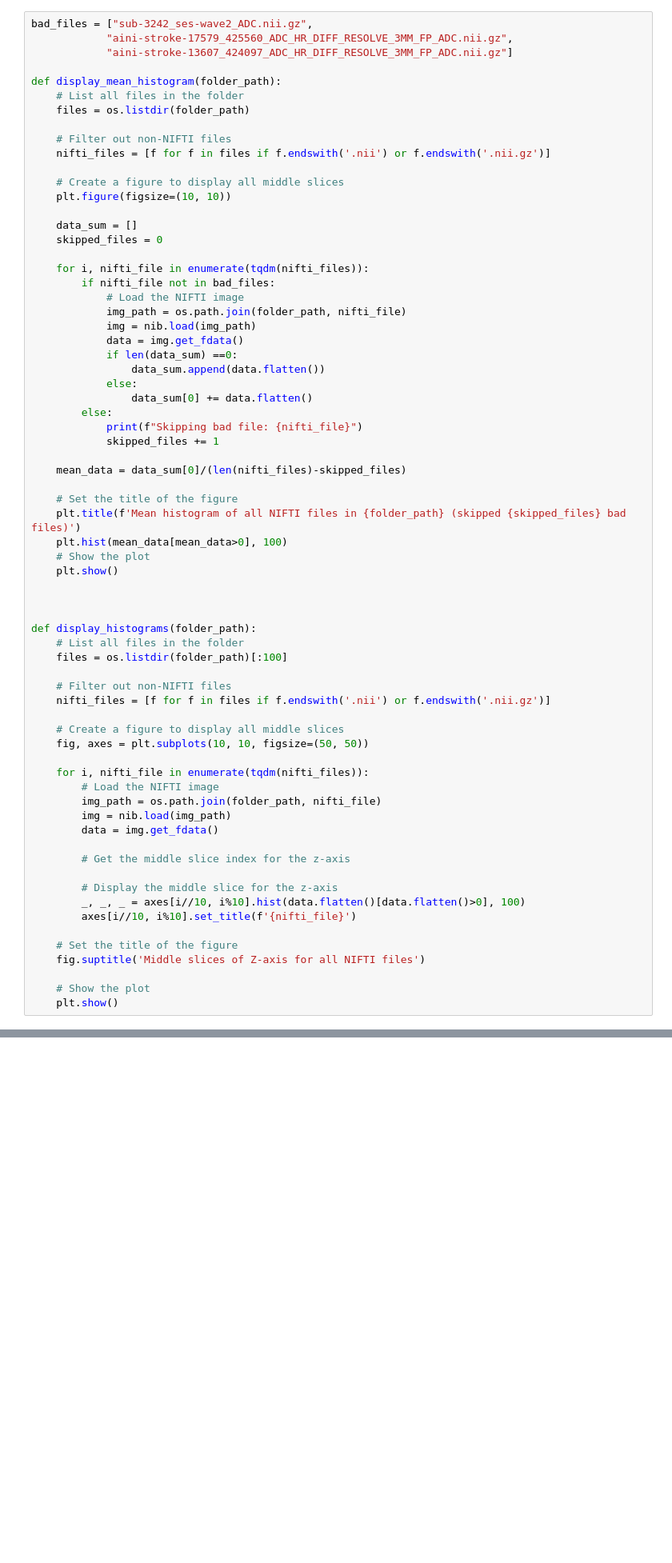
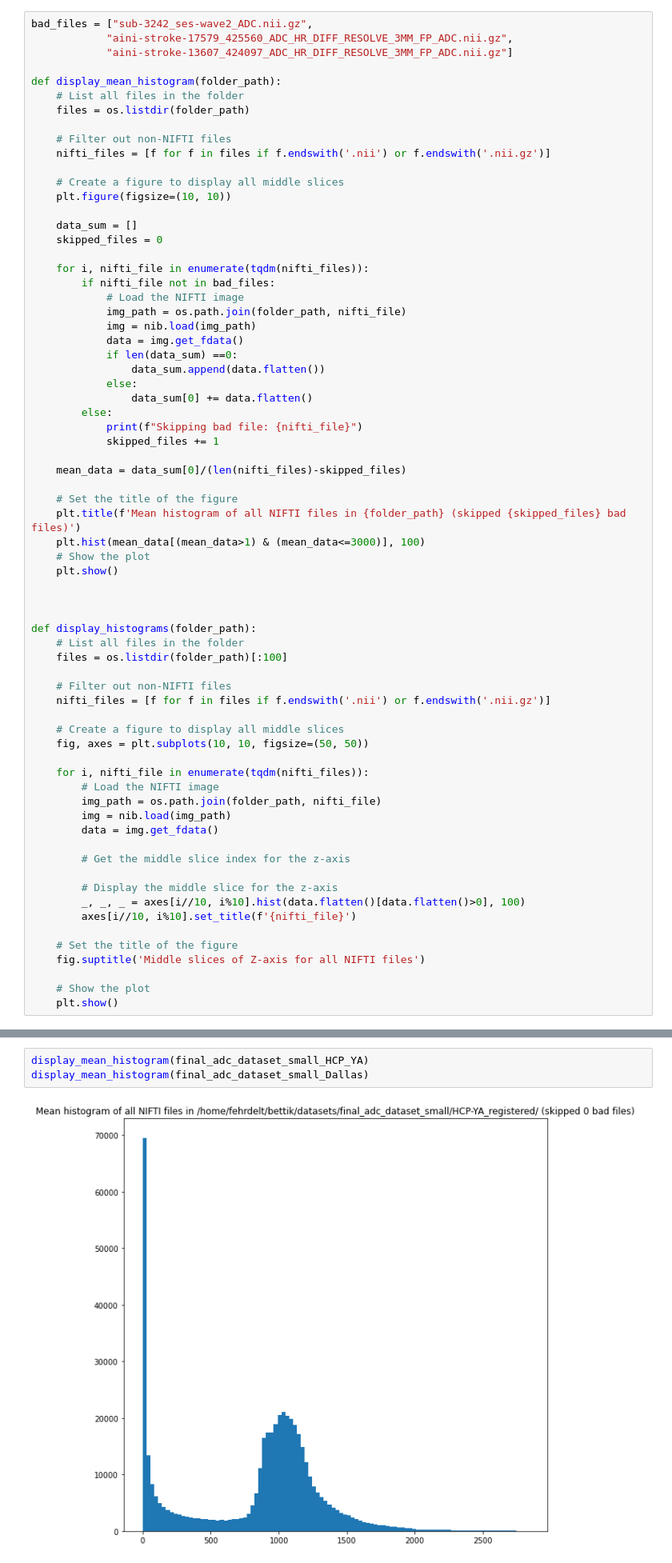
Before and after one commit to theotimefd/AnoDiffExperiments, a Jupyter notebook: dataset_preprocessing/visualize.ipynb, the cells around one changed output, grey strips where cells are left out. Shown at 80% size. Cells and saved outputs as stored; diff of their text form; blank space fills up the shorter version.

```diff
--- a/dataset_preprocessing/visualize.ipynb
+++ b/dataset_preprocessing/visualize.ipynb
@@ -130,7 +110,7 @@ def display_mean_histogram(folder_path):
 
     # Set the title of the figure
     plt.title(f'Mean histogram of all NIFTI files in {folder_path} (skipped {skipped_files} bad files)')
-    plt.hist(mean_data[mean_data>0], 100)
+    plt.hist(mean_data[(mean_data>1) & (mean_data<=3000)], 100)
     # Show the plot
     plt.show()
 
@@ -176,0 +146,5 @@ Skipping bad file: aini-stroke-13607_424097_ADC_HR_DIFF_RESOLVE_3MM_FP_ADC.nii.g
+# %%
+display_mean_histogram(final_adc_dataset_small_HCP_YA)
+display_mean_histogram(final_adc_dataset_small_Dallas)
+# %% [output]
+[figure, added]
```
Also changed, not shown: parts of 10 cells of this notebook, 2 other files.
